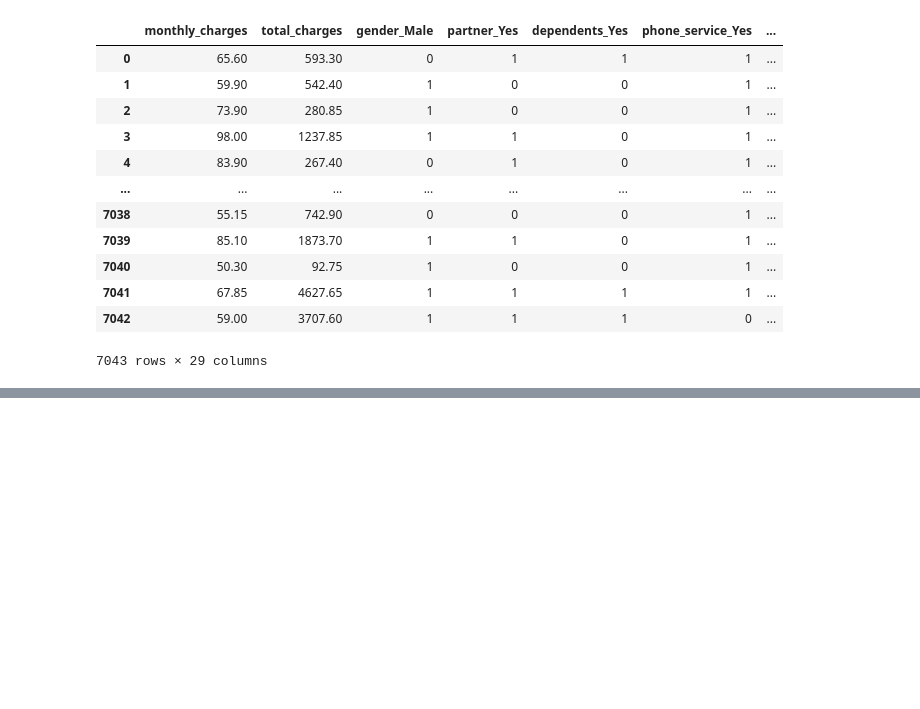
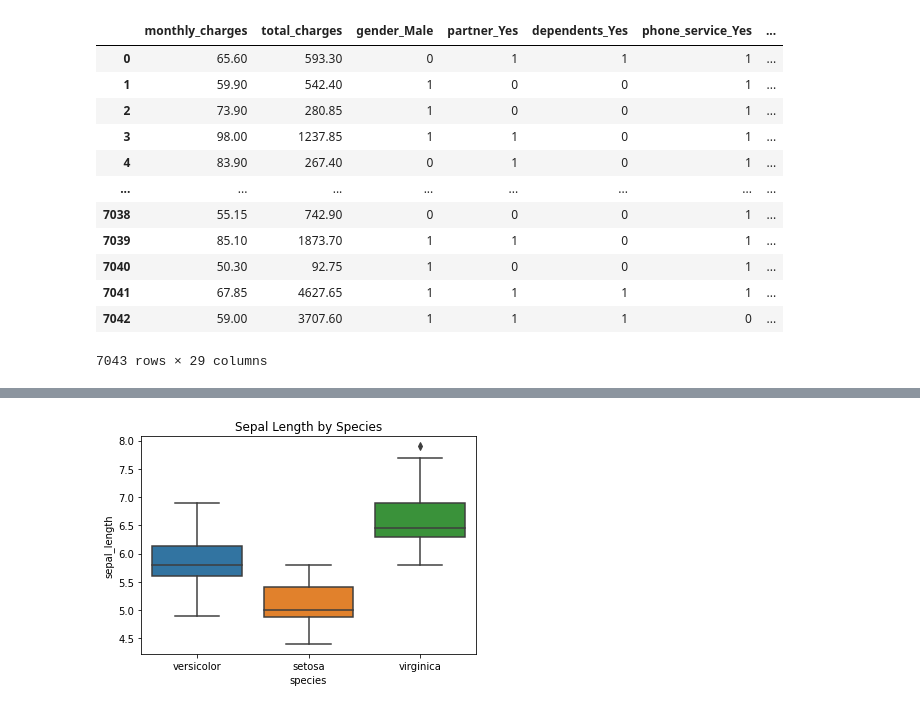
Before and after one commit to watermanbrandyn/classification-exercises, a Jupyter notebook: classification_exercises.ipynb, the cells around one changed output, grey strips where cells are left out. Saved outputs shown, nothing was run; the diff lists cells and outputs as text; code cells hidden in the pictures; blank space fills up the shorter version.

```diff
--- a/classification_exercises.ipynb
+++ b/classification_exercises.ipynb
@@ -621,0 +723,6 @@ def prep_telco(telco_df):
+# %%
+plt.title('Sepal Length by Species')
+sns.boxplot(x='species', y='sepal_length', data = train)
+plt.show()
+# %% [output]
+[figure, added]
```
Also changed, not shown: parts of 24 cells of this notebook.
